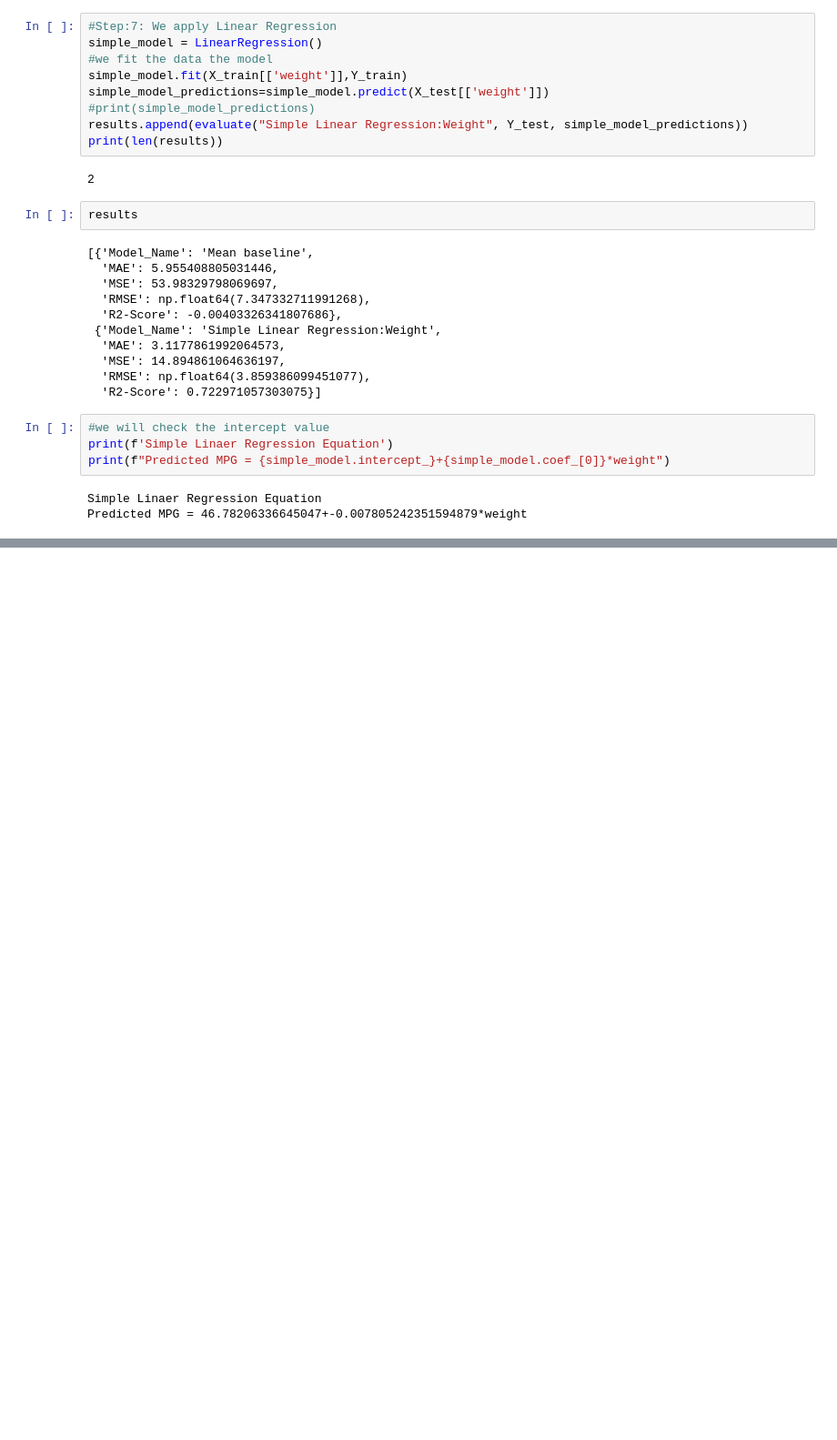
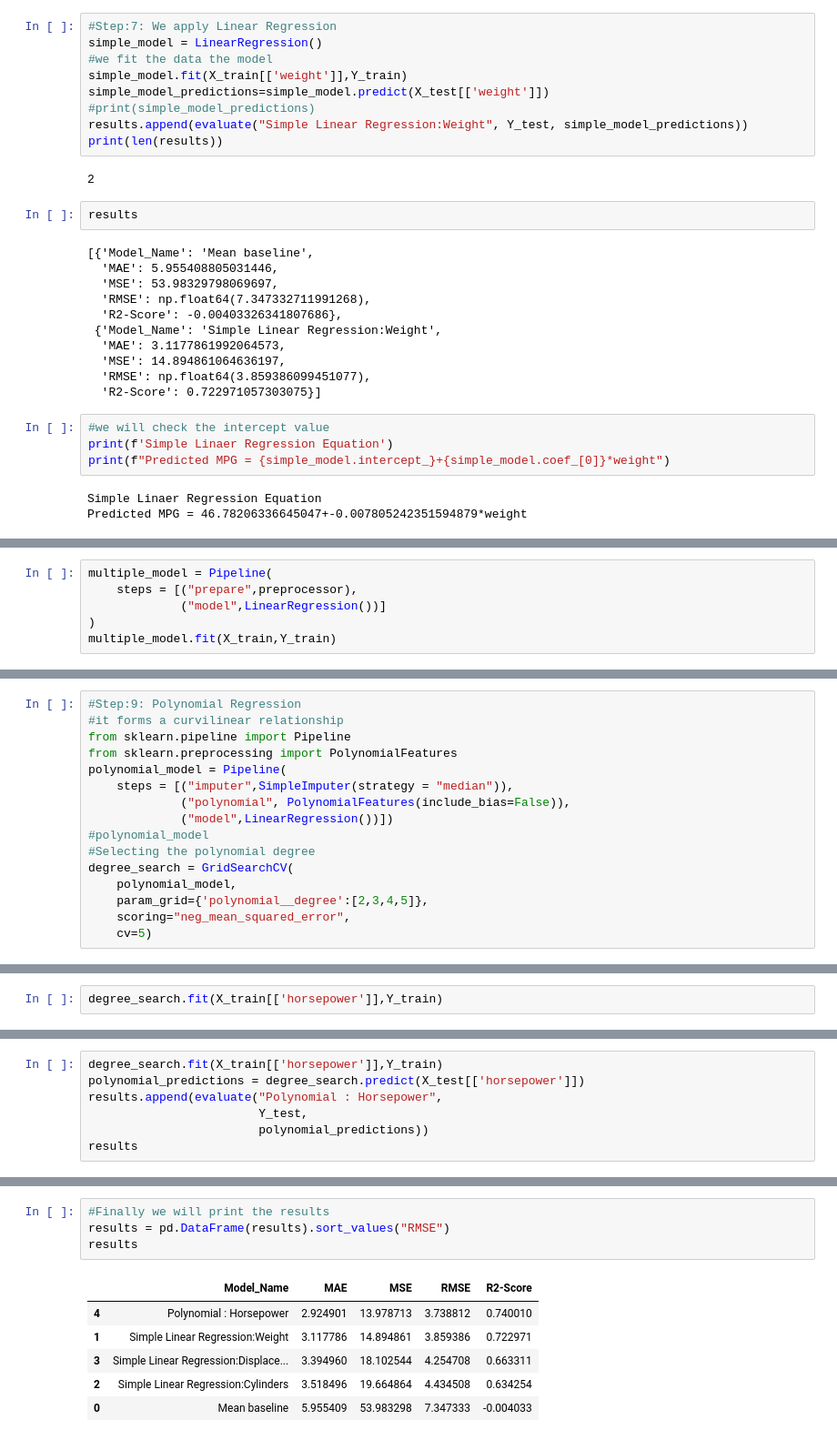
Before and after one commit to trivenibodapati/ML_2026_Workshop, a Jupyter notebook: DAY2MLModeling.ipynb, the cells around one changed output, grey strips where cells are left out. Shown at 91% size. Cells and saved outputs as stored; diff of their text form; blank space fills up the shorter version.

Commit message:
Regression methods

```diff
--- a/DAY2MLModeling.ipynb
+++ b/DAY2MLModeling.ipynb
@@ -418,0 +497,6 @@ Predicted MPG = 46.78206336645047+-0.007805242351594879*weight
+# %%
+multiple_model = Pipeline(
+    steps = [("prepare",preprocessor),
+             ("model",LinearRegression())]
+)
+multiple_model.fit(X_train,Y_train)
@@ -418,0 +533,16 @@ Predicted MPG = 46.78206336645047+-0.007805242351594879*weight
+# %%
+#Step:9: Polynomial Regression
+#it forms a curvilinear relationship
+from sklearn.pipeline import Pipeline
+from sklearn.preprocessing import PolynomialFeatures
+polynomial_model = Pipeline(
+    steps = [("imputer",SimpleImputer(strategy = "median")),
+             ("polynomial", PolynomialFeatures(include_bias=False)),
+             ("model",LinearRegression())])
+#polynomial_model
+#Selecting the polynomial degree
+degree_search = GridSearchCV(
+    polynomial_model,
+    param_grid={'polynomial__degree':[2,3,4,5]},
+    scoring="neg_mean_squared_error",
+    cv=5)
@@ -418,0 +560,2 @@ Predicted MPG = 46.78206336645047+-0.007805242351594879*weight
+# %%
+degree_search.fit(X_train[['horsepower']],Y_train)
@@ -418,0 +571,7 @@ Predicted MPG = 46.78206336645047+-0.007805242351594879*weight
+# %%
+degree_search.fit(X_train[['horsepower']],Y_train)
+polynomial_predictions = degree_search.predict(X_test[['horsepower']])
+results.append(evaluate("Polynomial : Horsepower",
+                        Y_test,
+                        polynomial_predictions))
+results
@@ -418,0 +605,11 @@ Predicted MPG = 46.78206336645047+-0.007805242351594879*weight
+# %%
+#Finally we will print the results
+results = pd.DataFrame(results).sort_values("RMSE")
+results
+# %% [output]
+|  | Model_Name | MAE | MSE | RMSE | R2-Score |
+| 4 | Polynomial : Horsepower | 2.924901 | 13.978713 | 3.738812 | 0.740010 |
+| 1 | Simple Linear Regression:Weight | 3.117786 | 14.894861 | 3.859386 | 0.722971 |
+| 3 | Simple Linear Regression:Displace... | 3.394960 | 18.102544 | 4.254708 | 0.663311 |
+| 2 | Simple Linear Regression:Cylinders | 3.518496 | 19.664864 | 4.434508 | 0.634254 |
+| 0 | Mean baseline | 5.955409 | 53.983298 | 7.347333 | -0.004033 |
```
Also changed, not shown: parts of 14 cells of this notebook.
